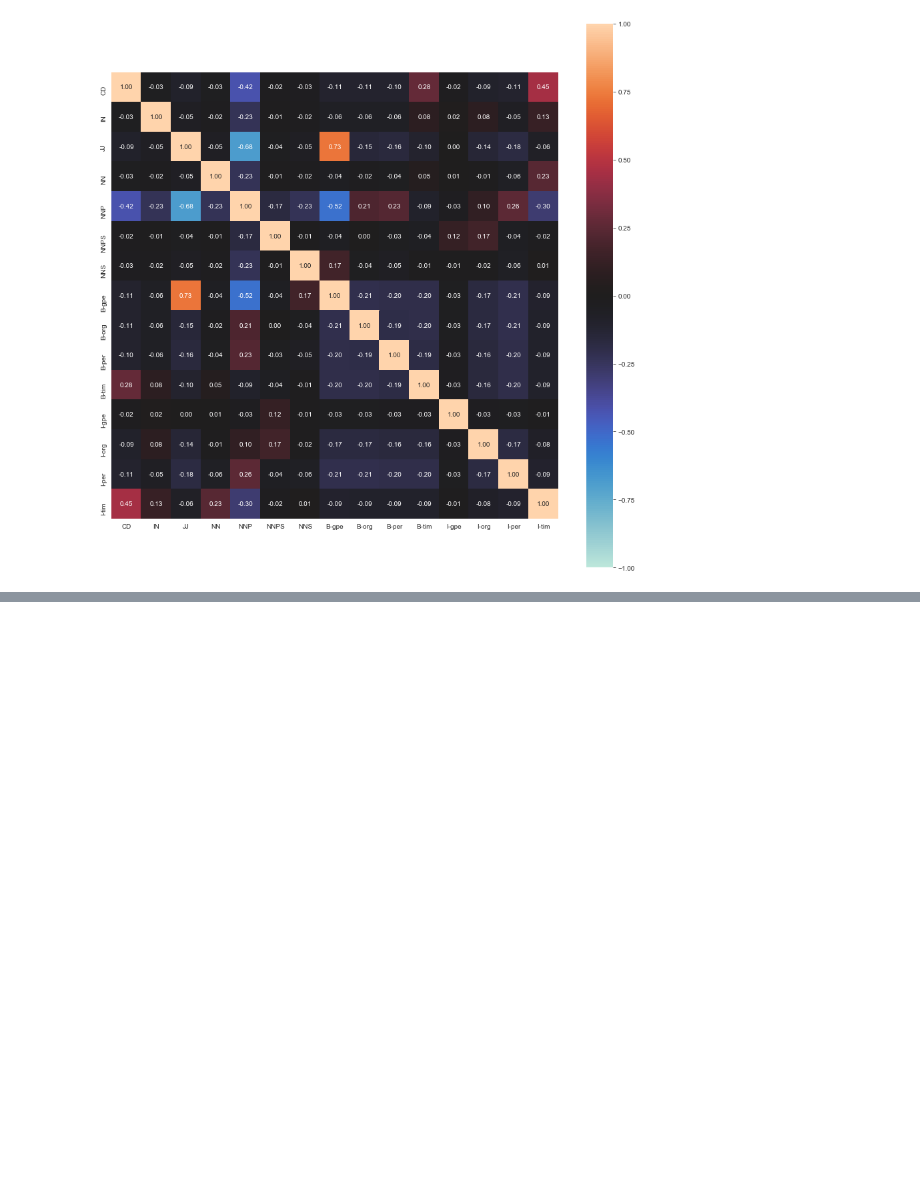
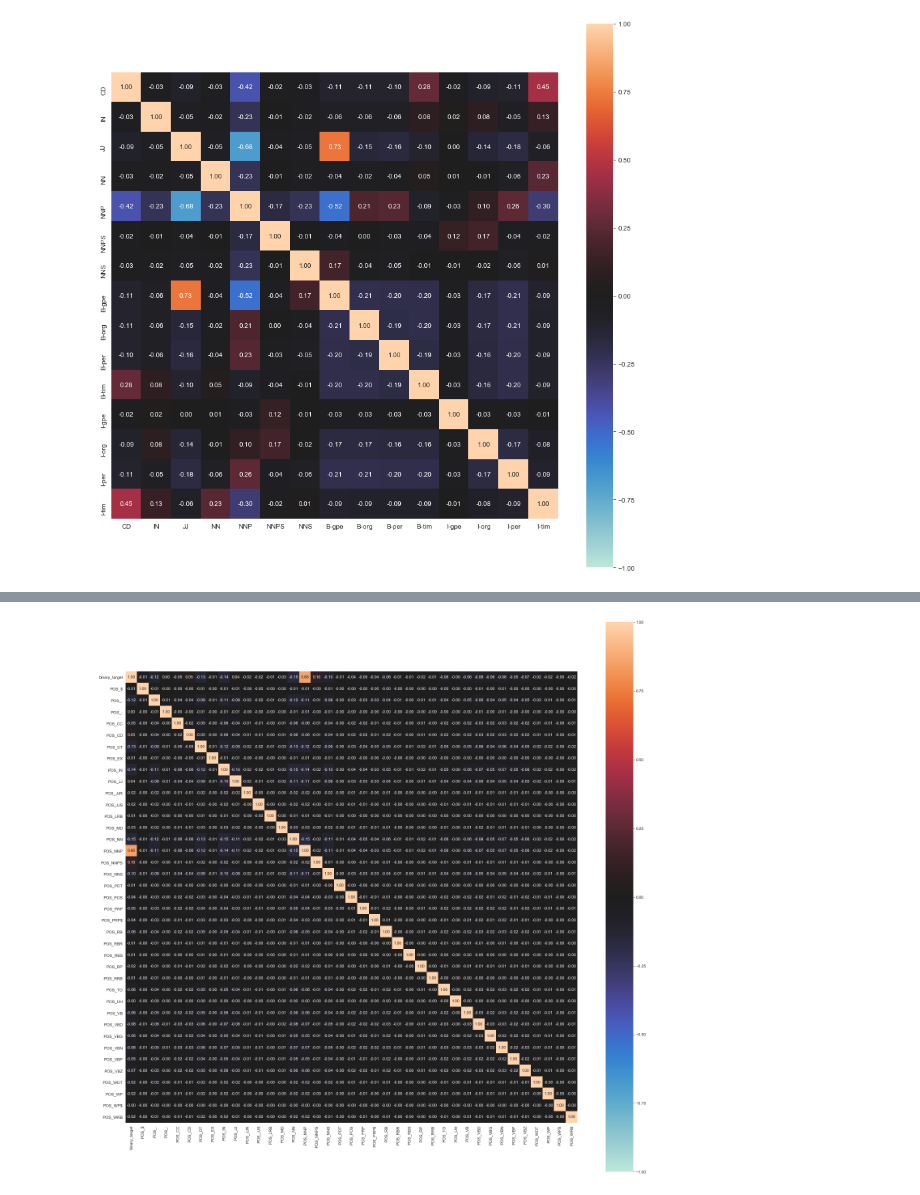
Before and after one commit to Ioana-P/Named_Entity_Recog_project, a Jupyter notebook: 3. EDA.ipynb, the cells around one changed output, grey strips where cells are left out. Cells and saved outputs as stored; diff of their text form; code cells hidden in the pictures; blank space fills up the shorter version.

```diff
--- a/3. EDA.ipynb
+++ b/3. EDA.ipynb
@@ -257,0 +472,4 @@ Now what we see above very neatly visualises and confirms some of our prior insi
+# %%
+dummies_df = feature_df[['binary_target','POS',]]
+dummies_df = pd.get_dummies(dummies_df, columns = ['POS',])
+dummies_df.head()
@@ -257,0 +484,4 @@ Now what we see above very neatly visualises and confirms some of our prior insi
+# %%
+associations(dummies_df, theil_u=True, figsize=(25,25));
+# %% [output]
+[figure, added]
```
Also changed, not shown: parts of 35 cells of this notebook, 1 other file.
